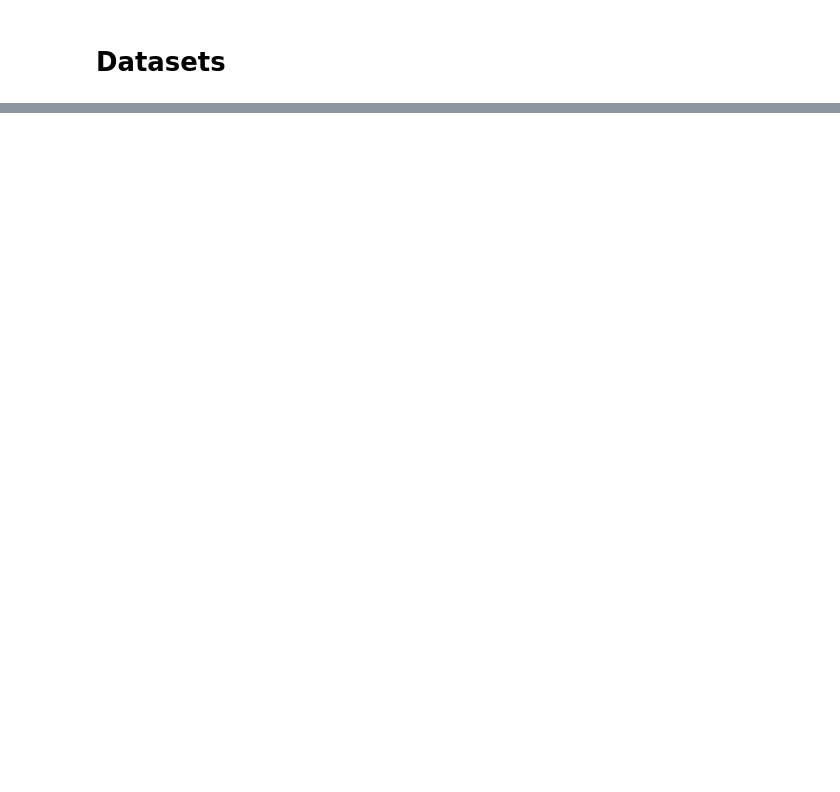
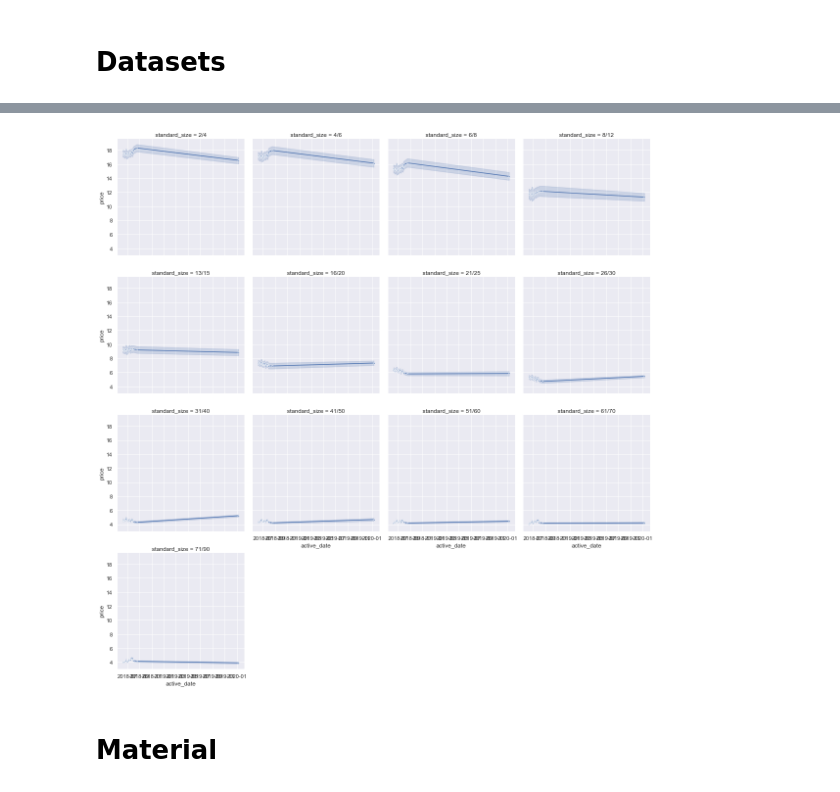
Before and after one commit to tvlongams/VizProjects, a Jupyter notebook: prediction.ipynb, the cells around one changed output, grey strips where cells are left out. Cells and saved outputs as stored; diff of their text form; code cells hidden in the pictures; blank space fills up the shorter version.

```diff
--- a/prediction.ipynb
+++ b/prediction.ipynb
@@ -90,0 +113,7 @@ array(['USD/kg'], dtype=object)
+# %%
+g = sns.FacetGrid(dfp_cost_type, col="standard_size", col_wrap=4, height=4)
+g = g.map(sns.lineplot, "active_date", "price", marker=".")
+# %% [output]
+[figure, added]
+# %% [markdown]
+# Material
```
Also changed, not shown: parts of 28 cells of this notebook.
